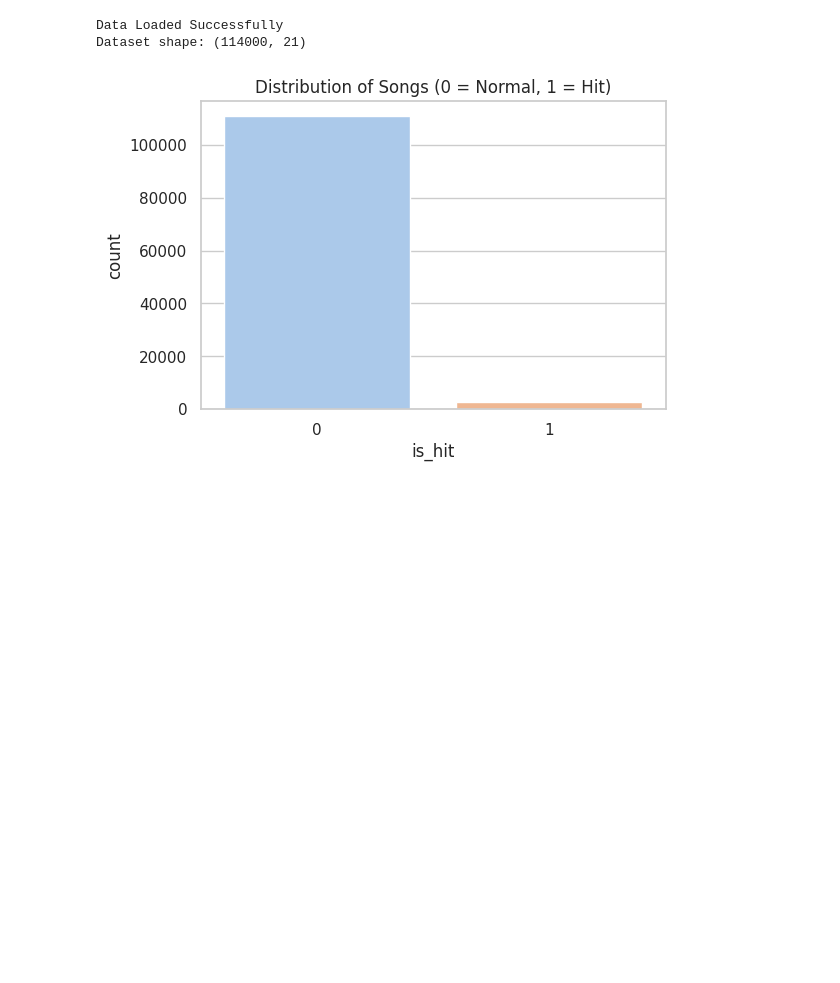
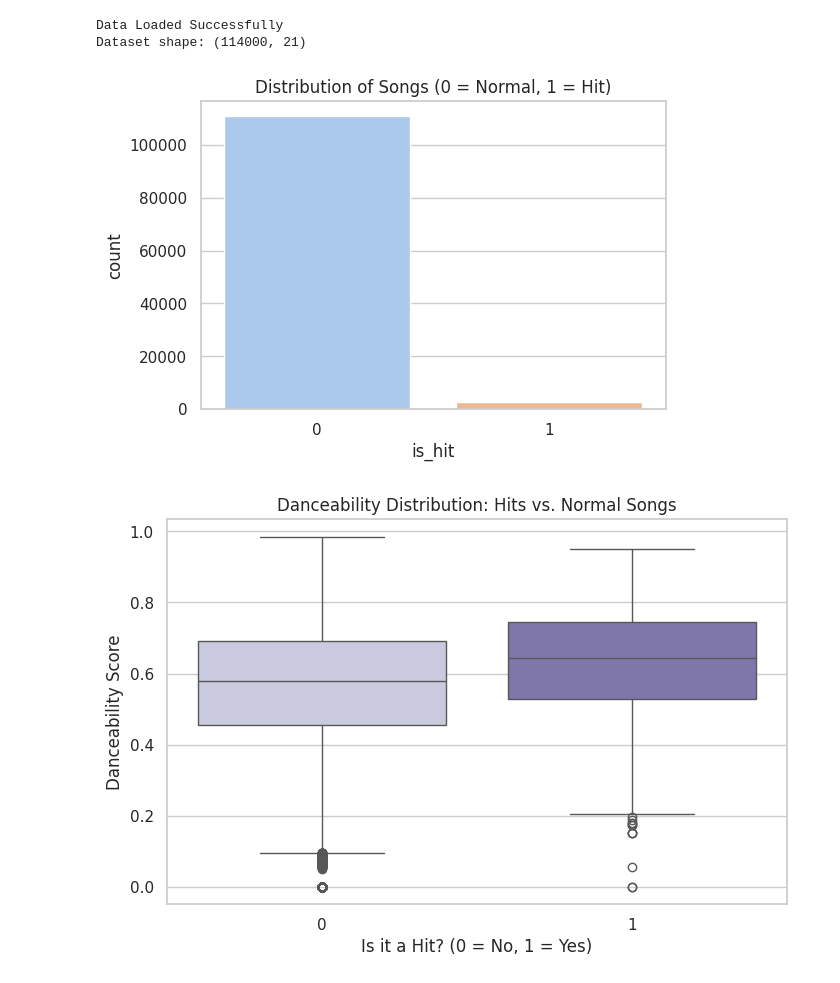
Before and after one commit to ashley-manzo/COSC-5360-AI-Projects, a Jupyter notebook: AshleyManzoMidterm.ipynb, the cells around one changed output. Drawn from its saved outputs; the diff is of its cells as text; code cells hidden in the pictures; blank space fills up the shorter version.

```diff
--- a/AshleyManzoMidterm.ipynb
+++ b/AshleyManzoMidterm.ipynb
@@ -5,31 +5,50 @@
 # Ashley Manzo
 # What Makes A Song A Radio Hit?
 
+# Imports
 import pandas as pd
 import numpy as np
 import matplotlib.pyplot as plt
 import seaborn as sns
 
 from sklearn.model_selection import train_test_split, GridSearchCV
 from sklearn.ensemble import RandomForestClassifier
 from sklearn.metrics import accuracy_score, confusion_matrix
 
+# Load data from Spotify
 df = pd.read_csv('dataset.csv')
 
+# cout >> "Data Loaded Successfully";
 print('Data Loaded Successfully')
 print('Dataset shape:', df.shape)
 
+# Remove/drop rows with no/missing values
 df = df.dropna()
 
+# Hit song = 75 or higher (1), Normal = 74 and below (0)
 df['is_hit'] = (df['popularity'] >= 75).astype(int)
 
 sns.set(style='whitegrid')
 
 plt.figure(figsize = (6, 4))
 sns.countplot(data = df, x = 'is_hit', hue = 'is_hit', legend = False, palette = 'pastel')
 plt.title('Distribution of Songs (0 = Normal, 1 = Hit)')
 plt.show()
+
+# Danceability
+plt.figure(figsize = (8, 5))
+sns.boxplot(data = df, x = 'is_hit', y = 'danceability', hue = 'is_hit', legend = False, palette = 'Purples')
+plt.title('Danceability Distribution: Hits vs. Normal Songs')
+plt.xlabel('Is it a Hit? (0 = No, 1 = Yes)')
+plt.ylabel('Danceability Score')
+plt.show()
+
+features = ['danceability', 'energy', 'loudness', 'speechiness', 'acousticness', 'instrumentalness', 'liveness', 'valence', 'tempo']
+
+X = df[features]
+Y  = df['is_hit']
 # %% [output]
 Data Loaded Successfully
 Dataset shape: (114000, 21)
 [figure]
+[figure, added]
```
